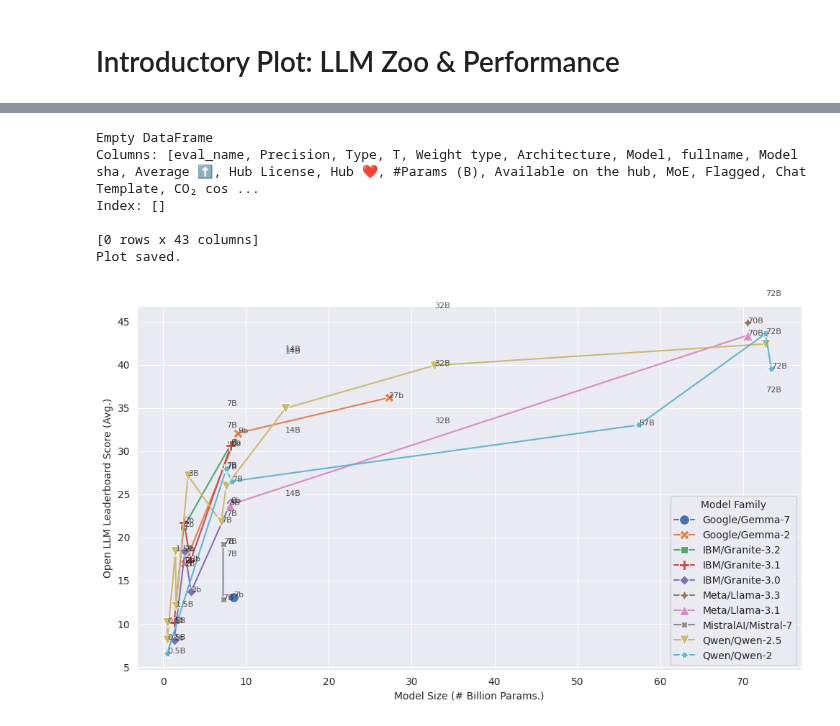
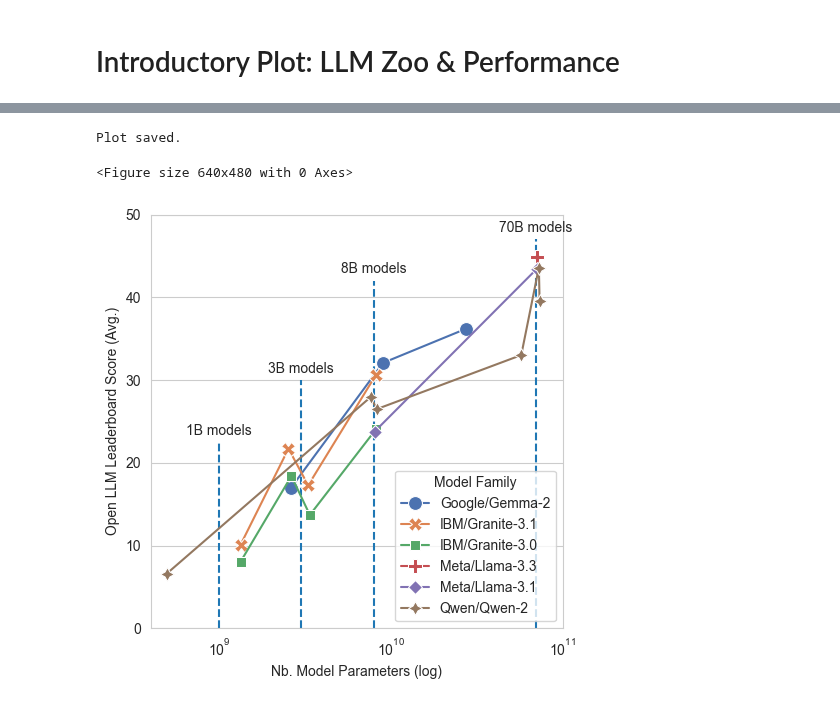
Before and after one commit to laminair/mess-plus, a Jupyter notebook: plots/00_introduction.ipynb, the cells around one changed output, grey strips where cells are left out. Saved outputs shown, nothing was run; the diff lists cells and outputs as text; code cells hidden in the pictures.

Commit message:
Updated visuals

```diff
--- a/plots/00_introduction.ipynb
+++ b/plots/00_introduction.ipynb
@@ -16,10 +16,12 @@ leaderboard_data = leaderboard_data.loc[leaderboard_data["Flagged"] == False]
 leaderboard_data = leaderboard_data.loc[leaderboard_data["Official Providers"] == True]
 leaderboard_data = leaderboard_data.loc[leaderboard_data["Merged"] == False]
 leaderboard_data = leaderboard_data.loc[leaderboard_data["Generation"] > 0]
+
+leaderboard_data["param_count_num"] = leaderboard_data["#Params (B)"] * 1_000_000_000
 # %%
-print(leaderboard_data.columns)
+# print(leaderboard_data.columns)
 
-model_vendors_of_interest = ["mistralai", "meta-llama", "Qwen", "google", "microsoft", "ibm-granite"]
+model_vendors_of_interest = ["meta-llama", "Qwen", "google", "microsoft", "ibm-granite"]  # "mistralai",
 leaderboard_data["Model"] = leaderboard_data["Model"].apply(clean_text)
 relevant_model_arch = leaderboard_data["Model"].unique()
 
@@ -87,7 +89,5 @@ leaderboard_data = leaderboard_data.sort_values(
 )
 
 
-print(leaderboard_data["family_name"].unique())
-print(leaderboard_data["model_name"].unique())
-print(len(leaderboard_data))
+print(leaderboard_data["Purpose"].unique())
 # %% [output]
@@ -111,51 +96,68 @@ Index(['eval_name', 'Precision', 'Type', 'T', 'Weight type', 'Architecture',
+# %%
+# Filter whatever we don't want to see or what we want to see specifically.
+leaderboard_data = leaderboard_data.loc[
+    ~(leaderboard_data["family_name"] == "Qwen/Qwen-2.5")
+    & (leaderboard_data["Purpose"].isna() | (leaderboard_data["Purpose"] == "Instruct") | (leaderboard_data["Purpose"] == "Instruct-1M") | (leaderboard_data["Purpose"] == "it"))
+    & ~(leaderboard_data["family_name"] == "IBM/Granite-3.2")
+    & ~(leaderboard_data["family_name"] == "Google/Gemma-7")
+    # & ((leaderboard_data["Purpose"] == "Instruct") | (leaderboard_data["Purpose"] == "it") | (leaderboard_data["Purpose"] == "Preview") | (leaderboard_data["Purpose"] == "Coder"))
+]
 # %%
-print(leaderboard_data.loc[leaderboard_data["model_name"] == "MistralAI/Mixtral (8X)"])
-plt.figure(figsize=(10, 6))
-sns.lineplot(
+sns.set_style("whitegrid")
+sns.despine(offset=10, trim=True)
+plt.figure(figsize=(5, 5))
+
+def add_marker_line_to_plt(txt: str, x, ymax, label: str = None):
+    plt.text(x=x, y=ymax + 0.9, s=txt, horizontalalignment="center")
+    plt.vlines(
+        x=x,
+        ymin=0,
+        ymax=ymax,
+        linestyles="dashed",
+        label=label,
+    )
+
+add_marker_line_to_plt(txt="70B models", x=70_000_000_000, ymax=47)
+add_marker_line_to_plt(txt="8B models", x=8_000_000_000, ymax=42)
+add_marker_line_to_plt(txt="3B models", x=3_000_000_000, ymax=30)
+add_marker_line_to_plt(txt="1B models", x=1_000_000_000, ymax=22.5)
+
+ax = sns.lineplot(
     data=leaderboard_data,
-    x="#Params (B)",
+    x="param_count_num",
     y="Average ⬆️",
     hue="family_name",
     style="family_name",
     palette="deep",  # You can choose a different color palette if you prefer
     # markers=["o", "s", "D", "^", "v"],  # Different markers for different model families
     # linestyles="-",
     markers=True,
     dashes=False,
     markersize=10,
     errorbar=None
 )
 
-# Annotate each point with its model name
-for _, row in leaderboard_data.iterrows():
-    plt.text(
-        row["#Params (B)"],         # Slight offset on x-axis
-        row["Average ⬆️"],         # Y position
-        row["param_count"],        # Text to display
-        fontsize=8,                # Smaller font for annotations
-        alpha=0.8                  # Slight transparency
-    )
+ax.set_xlim([400_000_000, 100_000_000_000])
+ax.set_ylim([0, 50])
+ax.set_xscale("log")
+ax.xaxis.grid(False)
 
 # Customize the plot
-plt.xlabel("Model Size (# Billion Params.)")
+plt.xlabel("Nb. Model Parameters (log)")
 plt.ylabel("Open LLM Leaderboard Score (Avg.)")
 
 # Add a legend with a title
 plt.legend(title="Model Family")
 
 # Display the plot
 plt.tight_layout()
 
 write_figure_to_disk(
     plt=plt,
     file_name="open_llm_leaderboard_results",
     chapter_name="00_introduction"
 )
 # %% [output]
-Empty DataFrame
-Columns: [eval_name, Precision, Type, T, Weight type, Architecture, Model, fullname, Model sha, Average ⬆️, Hub License, Hub ❤️, #Params (B), Available on the hub, MoE, Flagged, Chat Template, CO₂ cos ...
-Index: []
-
-[0 rows x 43 columns]
 Plot saved.
+<Figure size 640x480 with 0 Axes>
-[figure, old version]
+[figure, new version]
```
Also changed, not shown: parts of 1 cell of this notebook, 4 other files.
